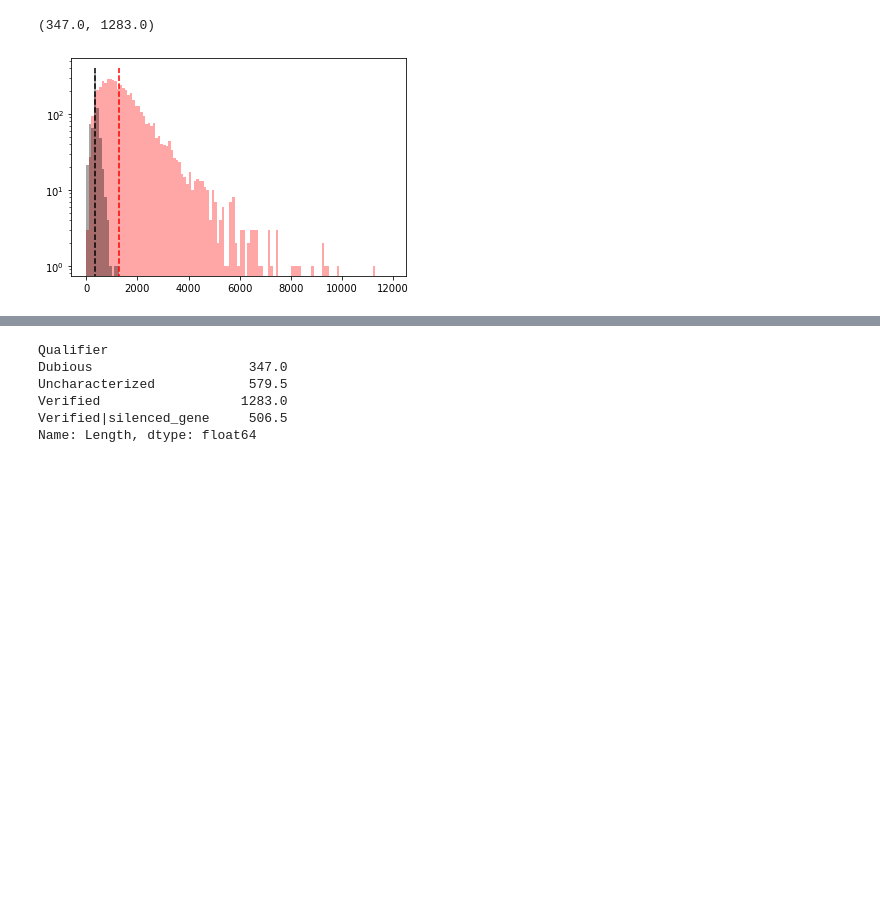
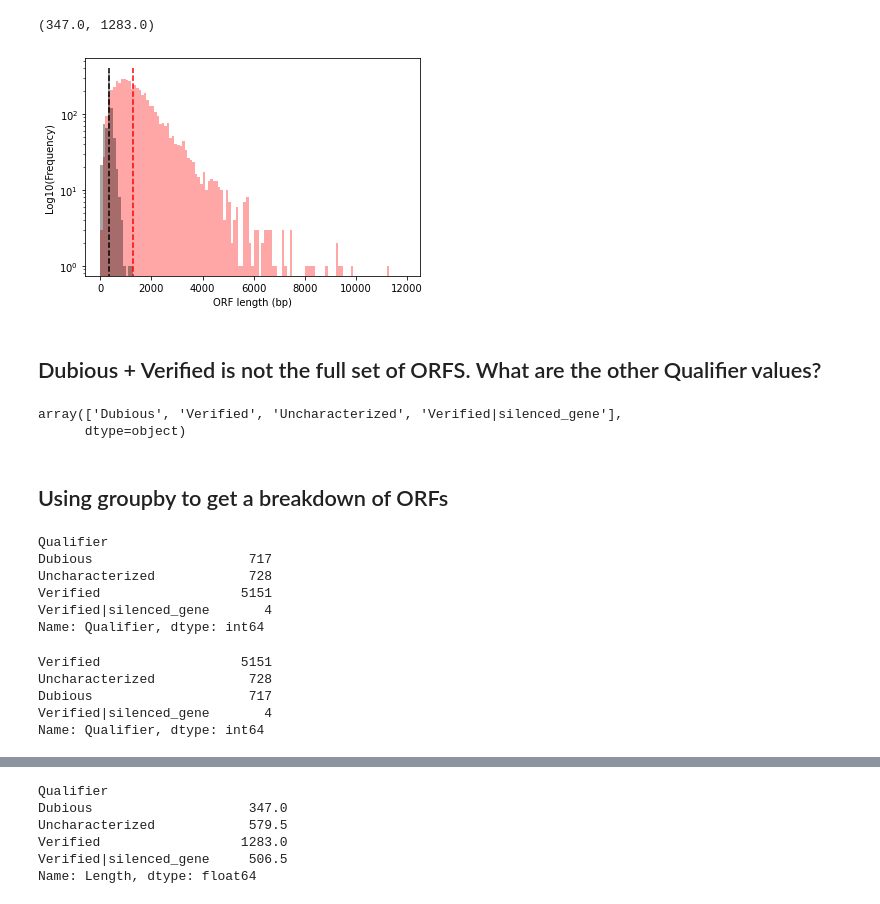
Before and after one commit to bio208fs-class/bio208fs-lecture, a Jupyter notebook: notebooks/class07-live-coding.ipynb, the cells around one changed output, grey strips where cells are left out. Cells and saved outputs as stored; diff of their text form; code cells hidden in the pictures; blank space fills up the shorter version.

```diff
--- a/notebooks/class07-live-coding.ipynb
+++ b/notebooks/class07-live-coding.ipynb
@@ -121,0 +170,8 @@ len(orfs)
+# %%
+# drop the 2-micron from consideration
+orfs = orfs[orfs.Chromosome != "2-micron"].copy()
+
+# we use copy above because we're going to make some modifications of the ORF data
+# so we want an independent copy of the data not a "view" into the features DataFrame
+# %%
+orfs.loc[:,"Chromosome"] = pd.to_numeric(orfs.Chromosome)
@@ -306,11 +226,46 @@ dubious.Length.median(), validated.Length.median()
 # %% [output]
 (347.0, 1283.0)
 # %%
-plt.hist(validated.Length, color='red', alpha=0.35, bins=np.arange(0,12000,100),log=True)
+# here we're looking at the the log10 of the frequencyies NOT the lengths
+
+# generate histograms
+plt.hist(verified.Length, color='red', alpha=0.35, bins=np.arange(0,12000,100),log=True)
 plt.hist(dubious.Length, color='black', alpha=0.35, bins=np.arange(0,12000,100), log=True)
+
+# add dashed lines representing median lengths
 plt.vlines(dubious.Length.median(), ymin=0, ymax=400, color='black', linestyle="dashed")
-plt.vlines(validated.Length.median(), ymin=0, ymax=400, color='red', linestyle="dashed")
+plt.vlines(verified.Length.median(), ymin=0, ymax=400, color='red', linestyle="dashed")
+
+# add labels
+plt.xlabel("ORF length (bp)")
+plt.ylabel("Log10(Frequency)")
 pass
 # %% [output]
-[figure, old version]
+[figure, new version]
+# %% [markdown]
+## Dubious + Verified is not the full set of ORFS. What are the other Qualifier values?
+# %%
+orfs.Qualifier.unique()
+# %% [output]
+array(['Dubious', 'Verified', 'Uncharacterized', 'Verified|silenced_gene'],
+      dtype=object)
+# %% [markdown]
+## Using groupby to get a breakdown of ORFs
+# %%
+orfs.groupby("Qualifier").Qualifier.count()
+# %% [output]
+Qualifier
+Dubious                    717
+Uncharacterized            728
+Verified                  5151
+Verified|silenced_gene       4
+Name: Qualifier, dtype: int64
+# %%
+orfs.Qualifier.value_counts()  # short hand for counting things in categories
+# %% [output]
+Verified                  5151
+Uncharacterized            728
+Dubious                    717
+Verified|silenced_gene       4
+Name: Qualifier, dtype: int64
 # %% [markdown]
```
Also changed, not shown: parts of 61 cells of this notebook.
